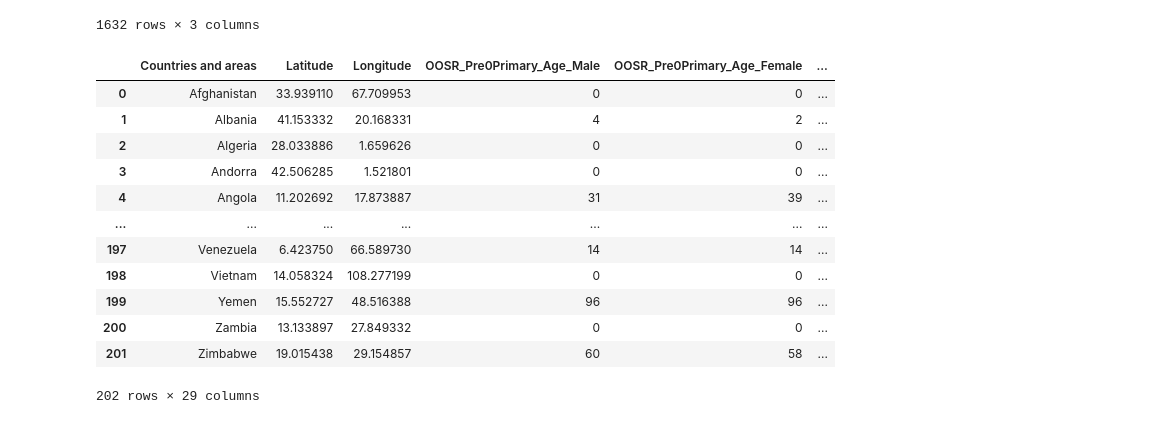
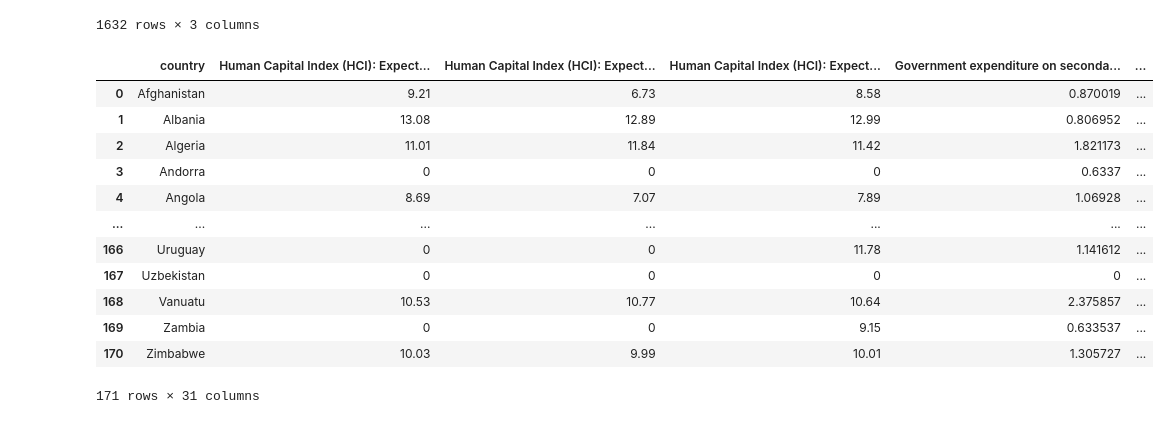
Before and after one commit to Jordan-Conway/DA-V-CA, a Jupyter notebook: index.ipynb, the cells around one changed output. Cells and saved outputs as stored; diff of their text form; code cells hidden in the pictures.

Commit message:
All data is now joined

```diff
--- a/index.ipynb
+++ b/index.ipynb
@@ -249,24 +249,29 @@ for index, _ in world_bank_education_data.iterrows():
         final_world_bank_education_data.at[final_world_bank_education_data.index[-1], "country"] = country
         indexes.append(len(final_world_bank_education_data) -1)
     final_world_bank_education_data.at[indexes[0], indicator] = world_bank_education_data.iloc[index]["2021 [YR2021]"]
-# %%
-world_education_data
-# %% [output]
-|  | Countries and areas | Latitude | Longitude | OOSR_Pre0Primary_Age_Male | OOSR_Pre0Primary_Age_Female | ... |
-| 0 | Afghanistan | 33.939110 | 67.709953 | 0 | 0 | ... |
-| 1 | Albania | 41.153332 | 20.168331 | 4 | 2 | ... |
-| 2 | Algeria | 28.033886 | 1.659626 | 0 | 0 | ... |
-| 3 | Andorra | 42.506285 | 1.521801 | 0 | 0 | ... |
-| 4 | Angola | 11.202692 | 17.873887 | 31 | 39 | ... |
-| ... | ... | ... | ... | ... | ... | ... |
-| 197 | Venezuela | 6.423750 | 66.589730 | 14 | 14 | ... |
-| 198 | Vietnam | 14.058324 | 108.277199 | 0 | 0 | ... |
-| 199 | Yemen | 15.552727 | 48.516388 | 96 | 96 | ... |
-| 200 | Zambia | 13.133897 | 27.849332 | 0 | 0 | ... |
-| 201 | Zimbabwe | 19.015438 | 29.154857 | 60 | 58 | ... |
-202 rows × 29 columns
+# %%
+world_education_data = world_education_data.drop(world_education_data.columns[[1,2,-1,-4]], axis=1)
+# %%
+world_education_data.rename(columns={"Countries and areas": "country"}, inplace=True)
 # %%
 # Joining data together
+data = pd.merge(final_world_bank_education_data, world_education_data, on="country")
+# %%
+data
+# %% [output]
+|  | country | Human Capital Index (HCI): Expect... | Human Capital Index (HCI): Expect... | Human Capital Index (HCI): Expect... | Government expenditure on seconda... | ... |
+| 0 | Afghanistan | 9.21 | 6.73 | 8.58 | 0.870019 | ... |
+| 1 | Albania | 13.08 | 12.89 | 12.99 | 0.806952 | ... |
+| 2 | Algeria | 11.01 | 11.84 | 11.42 | 1.821173 | ... |
+| 3 | Andorra | 0 | 0 | 0 | 0.6337 | ... |
+| 4 | Angola | 8.69 | 7.07 | 7.89 | 1.06928 | ... |
+| ... | ... | ... | ... | ... | ... | ... |
+| 166 | Uruguay | 0 | 0 | 11.78 | 1.141612 | ... |
+| 167 | Uzbekistan | 0 | 0 | 0 | 0 | ... |
+| 168 | Vanuatu | 10.53 | 10.77 | 10.64 | 2.375857 | ... |
+| 169 | Zambia | 0 | 0 | 9.15 | 0.633537 | ... |
+| 170 | Zimbabwe | 10.03 | 9.99 | 10.01 | 1.305727 | ... |
+171 rows × 31 columns
 # %%
 # Multivariate Analysis
 # %%
```
